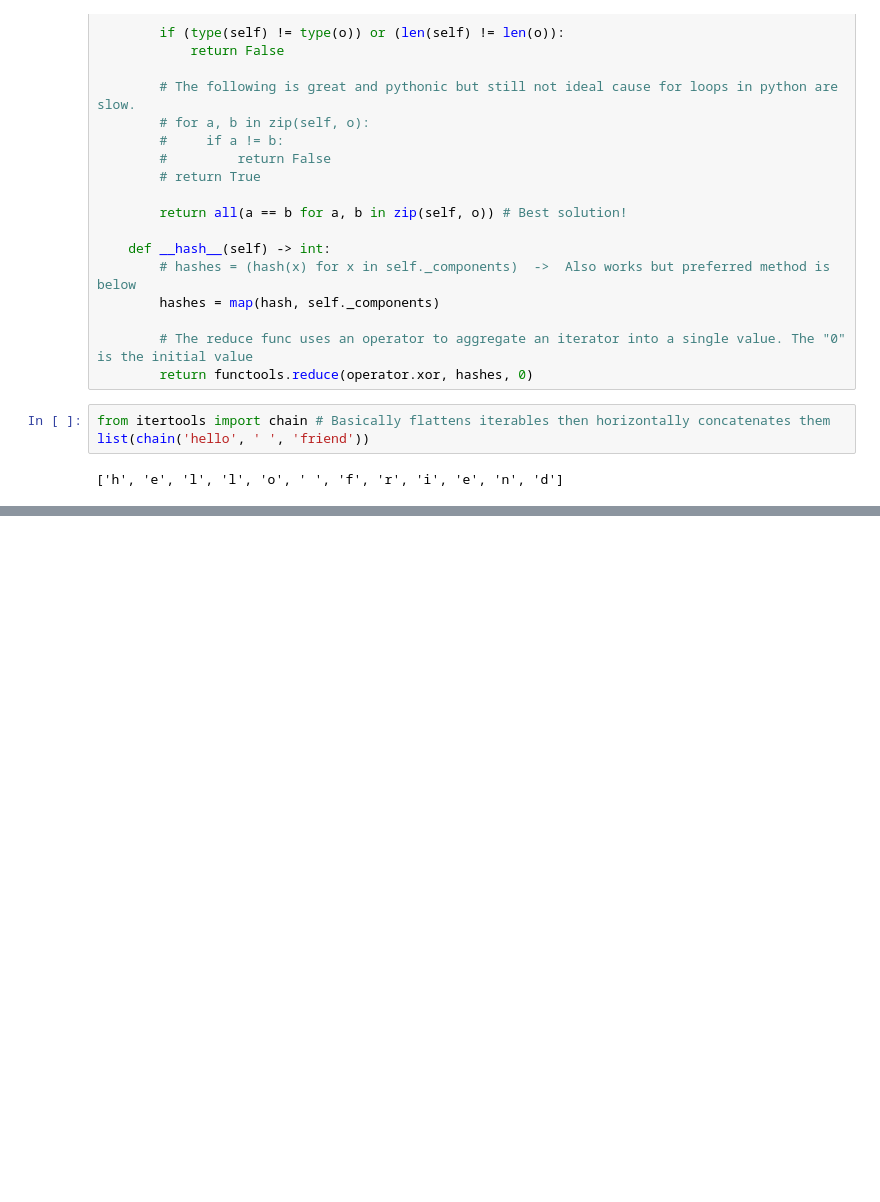
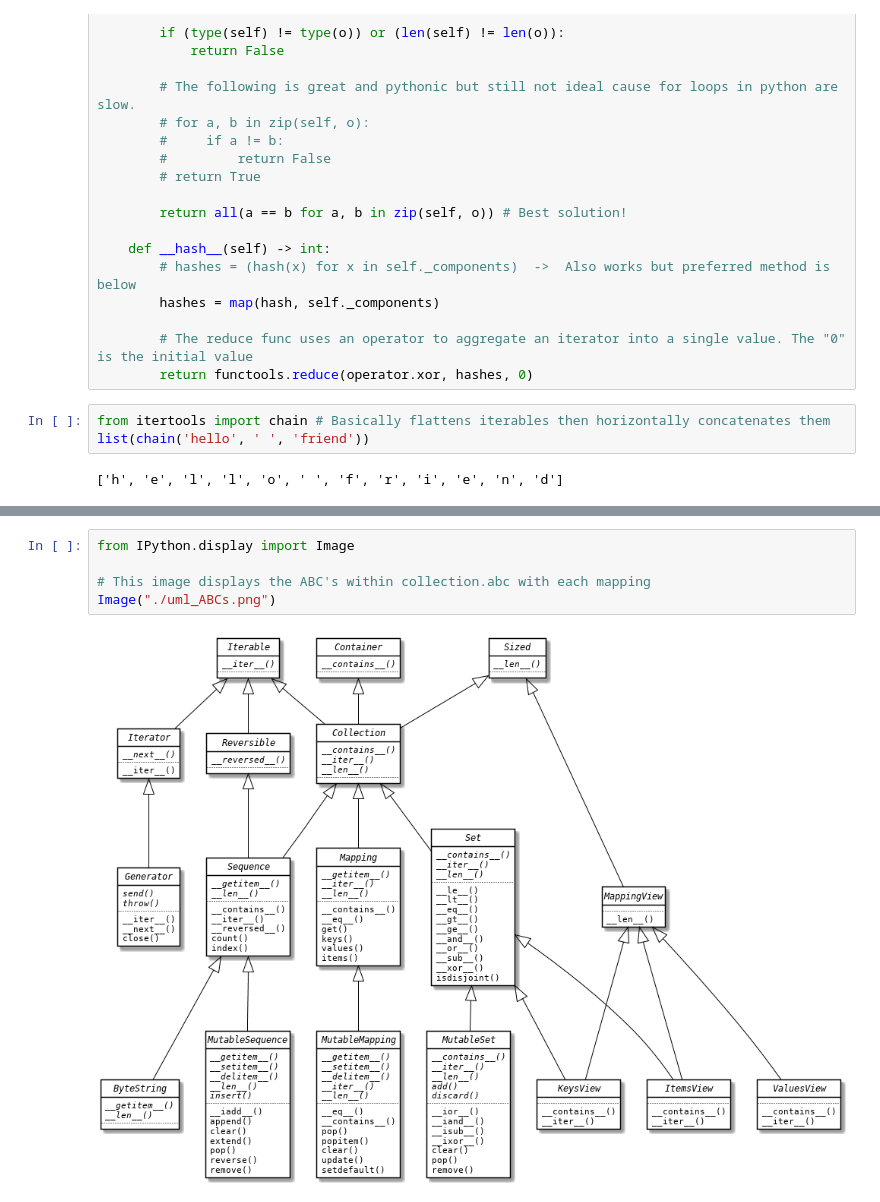
Before and after one commit to dlerner97/various_tutorials, a Jupyter notebook: Fluent Python Notes/fluent_python_notes2.ipynb, the cells around one changed output, grey strips where cells are left out. Saved outputs shown, nothing was run; the diff lists cells and outputs as text; blank space fills up the shorter version.

```diff
--- a/Fluent Python Notes/fluent_python_notes2.ipynb
+++ b/Fluent Python Notes/fluent_python_notes2.ipynb
@@ -111,0 +164,7 @@ list(chain('hello', ' ', 'friend'))
+# %%
+from IPython.display import Image
+
+# This image displays the ABC's within collection.abc with each mapping
+Image("./uml_ABCs.png")
+# %% [output]
+[figure, added]
```
Also changed, not shown: parts of 6 cells of this notebook, 1 other file.
